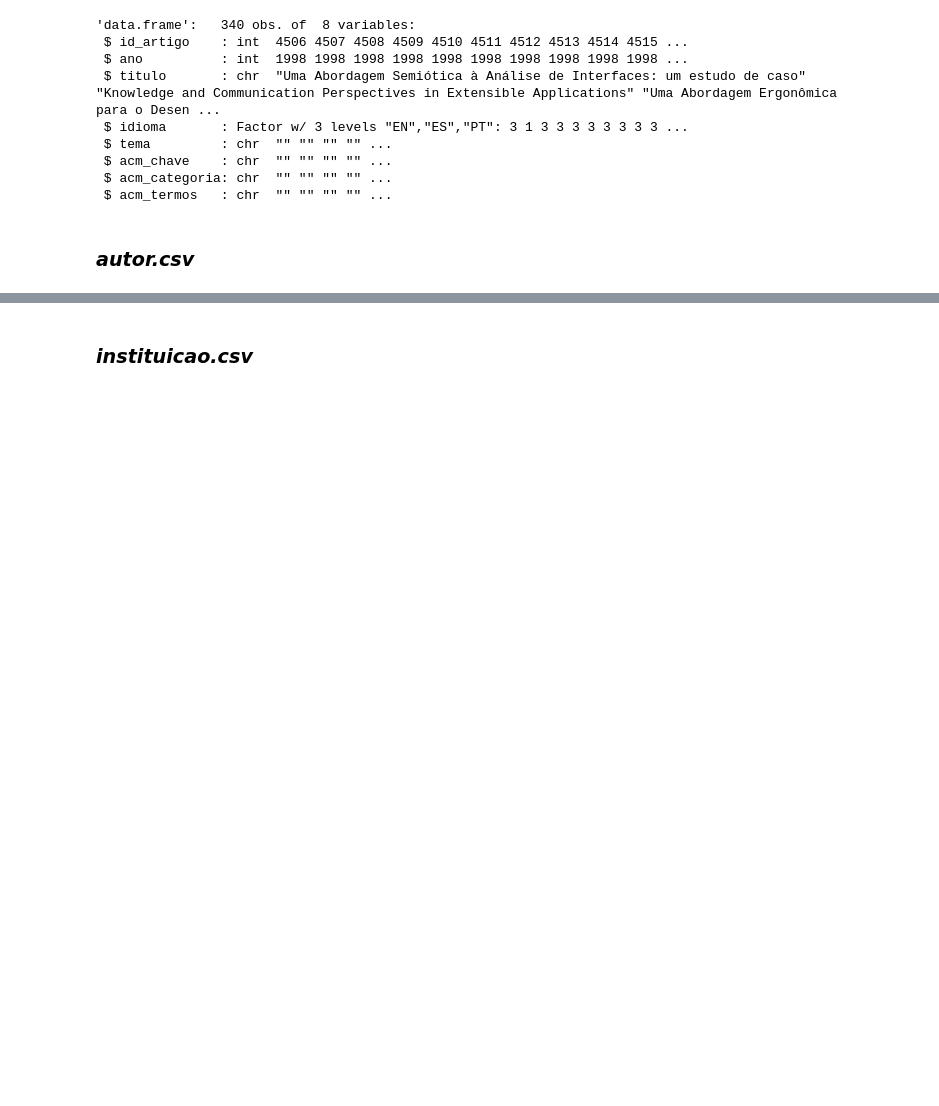
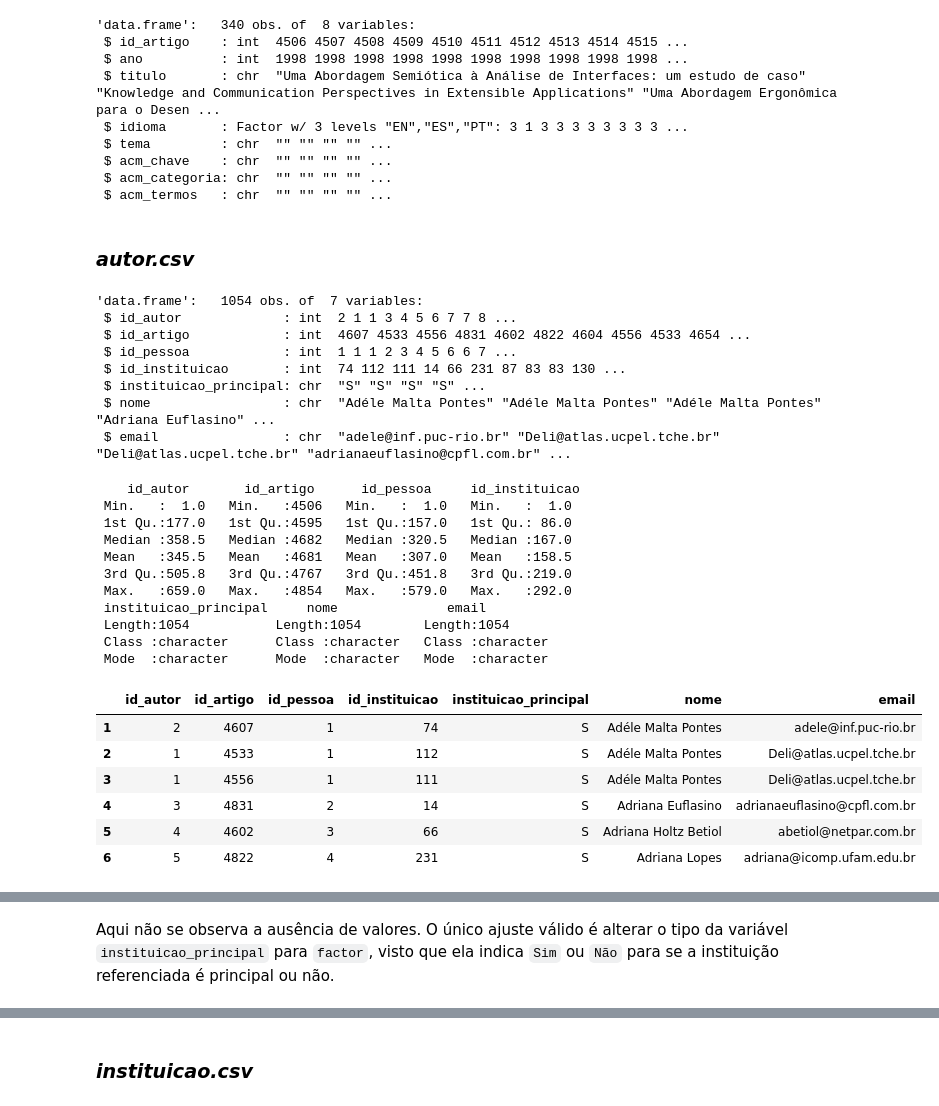
Before and after one commit to calmattoso/INF1335, a Jupyter notebook: A5/A5 - Rede de Citações - Carlos Mattoso e Gabriel Siqueira.ipynb, the cells around one changed output, grey strips where cells are left out. Cells and saved outputs as stored; diff of their text form; code cells hidden in the pictures; blank space fills up the shorter version.

```diff
--- a/A5/A5 - Rede de Citações - Carlos Mattoso e Gabriel Siqueira.ipynb
+++ b/A5/A5 - Rede de Citações - Carlos Mattoso e Gabriel Siqueira.ipynb
@@ -73,27 +105,0 @@ Utilizemos as funções _str_ e _summary_ para entender a forma dos dados lidos
-# %%
-artigo = data.map[["artigo"]]
-
-str(artigo)
-summary(artigo)
-
-head(artigo)
-tail(artigo)
-
-explore.text.attr <- function(attr.data, attr.name) {
-    printf("Análise Exploratória de `%s`", attr.name)
-    printf("  Número de valores distintos e total: %d/%d",
-           nrow(unique(attr.data)), nrow(attr.data))
-
-    printf("  Quantas instâncias tem conteúdo não vazio (não é `string` vazio): %d (%%%.2f)",
-           sum(attr.data != ""), sum(attr.data != "")/nrow(attr.data)*100.0)
-
-    random.attr.sample = sample(unique(attr.data[attr.data != ""]), 3)
-    printf("  Amostra de instâncias de `%s`:", attr.name)
-    printf("    %s", random.attr.sample)
-    printf("")
-}
-
-# Exploração dos atributos de tipo "char" da base de dados
-for (attr.name in names(artigo)) {
-    explore.text.attr(artigo[attr.name], attr.name)
-}
@@ -151,0 +106,7 @@ Análise Exploratória de `ano`
+# %%
+dataset.name = "artigo"
+str(data.map[[dataset.name]])
+summary(data.map[[dataset.name]])
+head(data.map[[dataset.name]])
+tail(data.map[[dataset.name]])
+artigo = explore.dataset(dataset.name)
@@ -196,3 +209,37 @@ str(data.map[["artigo"]])
  $ acm_termos   : chr  "" "" "" "" ...
 # %% [markdown]
 ### _autor.csv_
+# %%
+dataset.name = "autor"
+str(data.map[[dataset.name]])
+summary(data.map[[dataset.name]])
+head(data.map[[dataset.name]])
+tail(data.map[[dataset.name]])
+autor = explore.dataset(dataset.name)
+# %% [output]
+'data.frame':   1054 obs. of  7 variables:
+ $ id_autor             : int  2 1 1 3 4 5 6 7 7 8 ...
+ $ id_artigo            : int  4607 4533 4556 4831 4602 4822 4604 4556 4533 4654 ...
+ $ id_pessoa            : int  1 1 1 2 3 4 5 6 6 7 ...
+ $ id_instituicao       : int  74 112 111 14 66 231 87 83 83 130 ...
+ $ instituicao_principal: chr  "S" "S" "S" "S" ...
+ $ nome                 : chr  "Adéle Malta Pontes" "Adéle Malta Pontes" "Adéle Malta Pontes" "Adriana Euflasino" ...
+ $ email                : chr  "adele@inf.puc-rio.br" "Deli@atlas.ucpel.tche.br" "Deli@atlas.ucpel.tche.br" "adrianaeuflasino@cpfl.com.br" ...
+    id_autor       id_artigo      id_pessoa     id_instituicao
+ Min.   :  1.0   Min.   :4506   Min.   :  1.0   Min.   :  1.0
+ 1st Qu.:177.0   1st Qu.:4595   1st Qu.:157.0   1st Qu.: 86.0
+ Median :358.5   Median :4682   Median :320.5   Median :167.0
+ Mean   :345.5   Mean   :4681   Mean   :307.0   Mean   :158.5
+ 3rd Qu.:505.8   3rd Qu.:4767   3rd Qu.:451.8   3rd Qu.:219.0
+ Max.   :659.0   Max.   :4854   Max.   :579.0   Max.   :292.0
+ instituicao_principal     nome              email
+ Length:1054           Length:1054        Length:1054
+ Class :character      Class :character   Class :character
+ Mode  :character      Mode  :character   Mode  :character
+|  | id_autor | id_artigo | id_pessoa | id_instituicao | instituicao_principal | nome | email |
+| 1 | 2 | 4607 | 1 | 74 | S | Adéle Malta Pontes | adele@inf.puc-rio.br |
+| 2 | 1 | 4533 | 1 | 112 | S | Adéle Malta Pontes | Deli@atlas.ucpel.tche.br |
+| 3 | 1 | 4556 | 1 | 111 | S | Adéle Malta Pontes | Deli@atlas.ucpel.tche.br |
+| 4 | 3 | 4831 | 2 | 14 | S | Adriana Euflasino | adrianaeuflasino@cpfl.com.br |
+| 5 | 4 | 4602 | 3 | 66 | S | Adriana Holtz Betiol | abetiol@netpar.com.br |
+| 6 | 5 | 4822 | 4 | 231 | S | Adriana Lopes | adriana@icomp.ufam.edu.br |
@@ -198,0 +270,2 @@ str(data.map[["artigo"]])
+# %% [markdown]
+Aqui não se observa a ausência de valores. O único ajuste válido é alterar o tipo da variável `instituicao_principal` para `factor`, visto que ela indica `Sim` ou `Não` para se a instituição referenciada é principal ou não.
```
Also changed, not shown: parts of 33 cells of this notebook.
